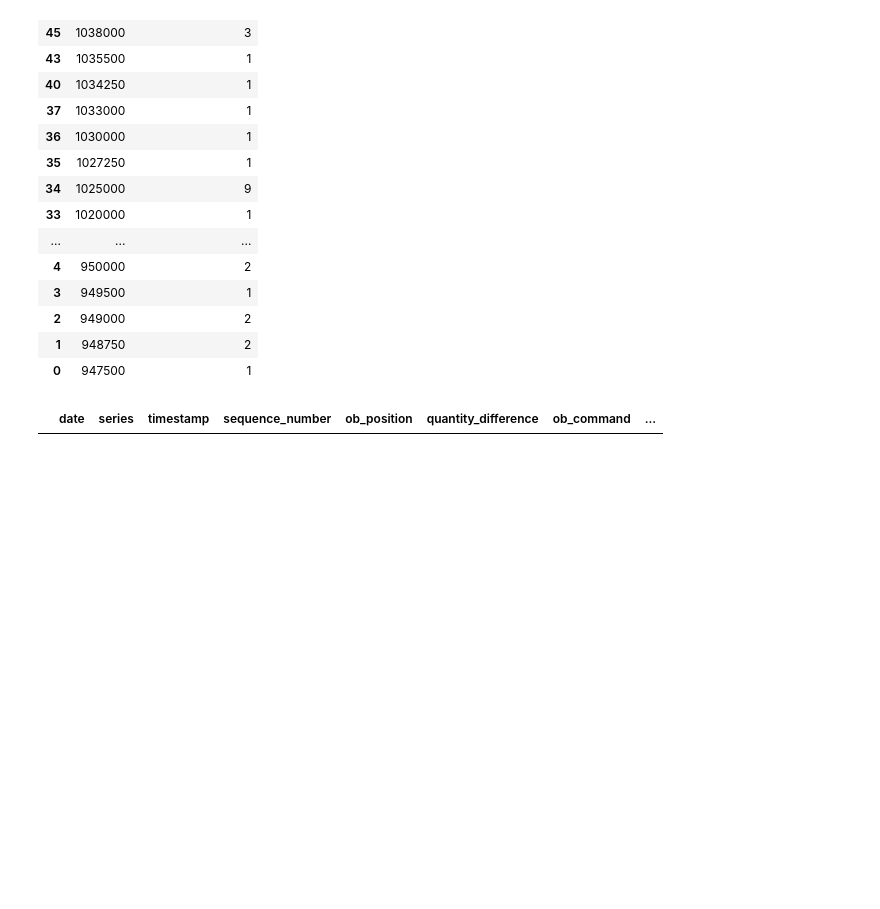
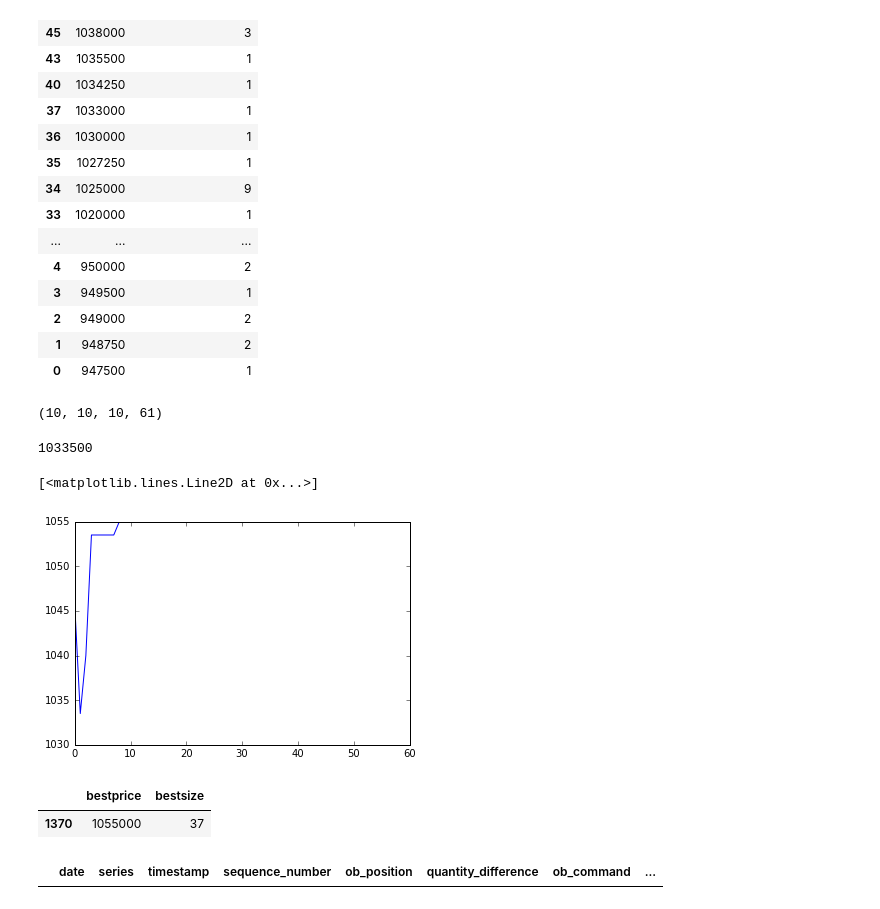
Before and after one commit to rorysroes/SGX-Full-OrderBook-Tick-Data-Trading-Strategy, a Jupyter notebook: sgx_tick_data_a50.ipynb, the cells around one changed output. Cells and saved outputs as stored; diff of their text form; code cells hidden in the pictures; blank space fills up the shorter version.

```diff
--- a/sgx_tick_data_a50.ipynb
+++ b/sgx_tick_data_a50.ipynb
@@ -700,17 +700,44 @@ for i in range(48,50,1):
     b1.append(b[i-48][['price','quantity_difference']].sort(['price'],ascending = [False]))
     b2.append(b1[i-48].groupby(by=['price'],as_index = False).sum().sort(['price'],ascending = [False]))
 bid.append(pd.concat([b2[0],b2[1]]).groupby(by=['price'],as_index = False).sum().sort(['price'],ascending = [False]))
-bb = []
-bb1 = []
-bb2 = []
-for i in range(0,1,1):
-    for j in range(0,43,1):
+
+
+
+for i in range(0,6,1):
+    bb = []
+    bb1 = []
+    bb2 = []
+    for j in range(0,10,1):
         a = "08:45:" + str(i) + str(j)
+        #print i ,j
         bb.append(data_bid[data_bid['timestamp'].str.contains(a)])
+        #print j
         bb1.append(bb[j][['price','quantity_difference']].sort(['price'],ascending = [False]))
         bb2.append(bb1[j].groupby(by=['price'],as_index = False).sum().sort(['price'],ascending = [False]))
-        x = pd.concat([bid[j],bb2[j]]).groupby(by=['price'],as_index = False).sum().sort(['price'],ascending = [False])
+        x = pd.concat([bid[i*10+j],bb2[j]]).groupby(by=['price'],as_index = False).sum().sort(['price'],ascending = [False])
         bid.append(x[x.quantity_difference != 0])
+
+#len(bb),len(bb1),len(bb2),len(bid)
+# %% [output]
+(10, 10, 10, 61)
+# %%
+w = []
+for k in range(0,60,1):
+    w.append(bid[k].iloc[0]["price"]/1000.0)
+# %%
+bid[1].iloc[0]["price"]
+# %% [output]
+1033500
+# %%
+plot(w)
+# %% [output]
+[<matplotlib.lines.Line2D at 0x...>]
+[figure, added]
+# %%
+data_bid[data_bid['timestamp'].str.contains("08:45:43")][["bestprice","bestsize"]].head()
+# %% [output]
+|  | bestprice | bestsize |
+| 1370 | 1055000 | 37 |
 # %%
 bb[40]
 # %% [output]
```
Also changed, not shown: parts of 12 cells of this notebook.
